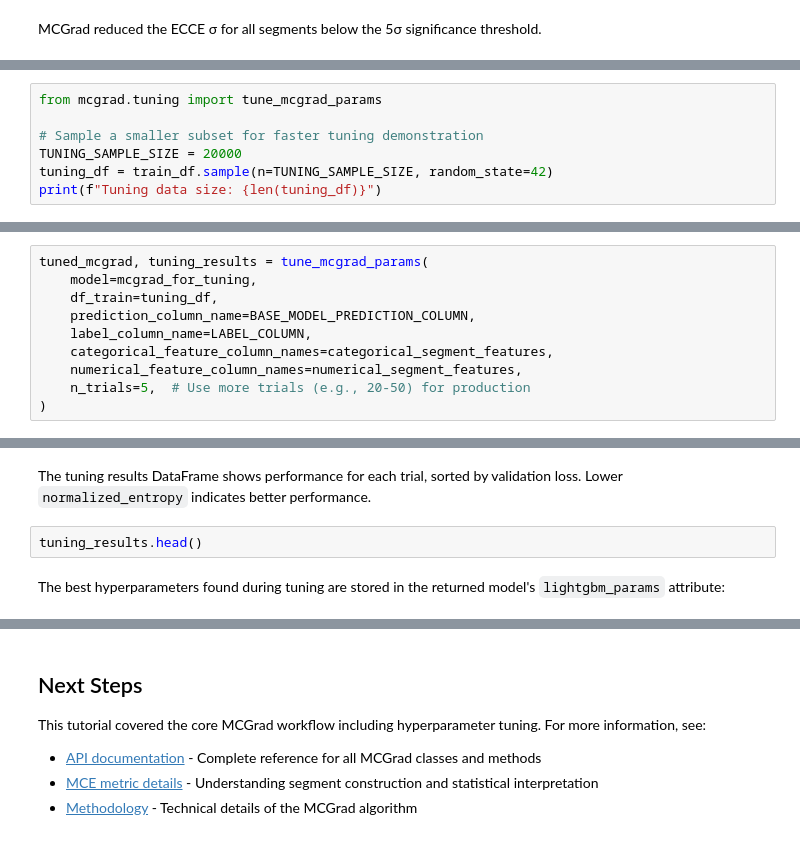
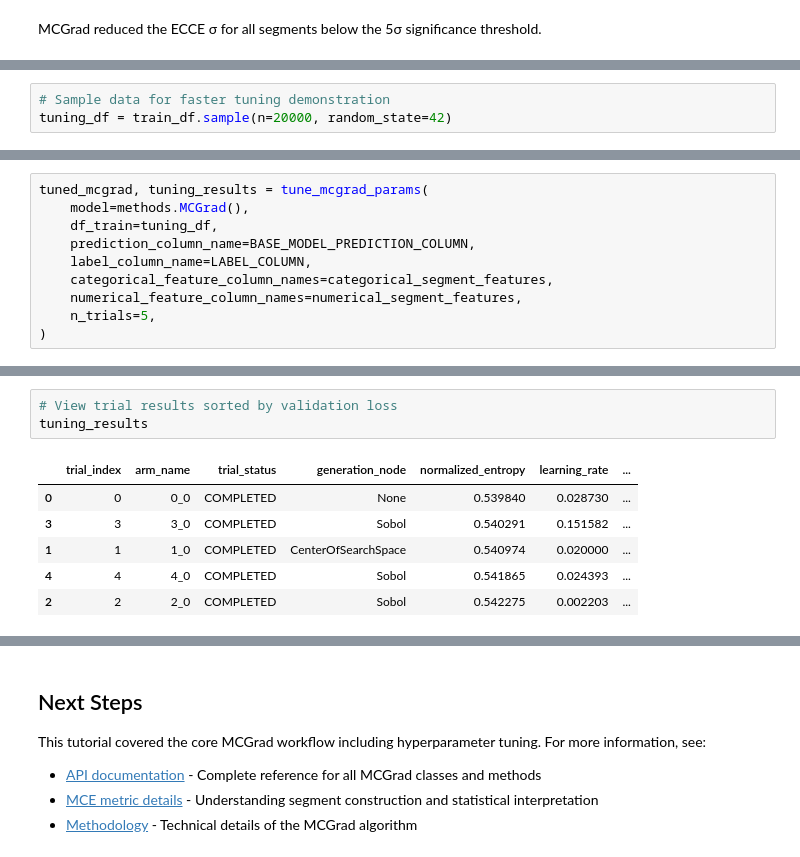
Before and after one commit to facebookincubator/MCGrad, a Jupyter notebook: tutorials/01_mcgrad_core.ipynb, the cells around one changed output, grey strips where cells are left out. Saved outputs shown, nothing was run; the diff lists cells and outputs as text.

Commit message:
add tuning section

```diff
--- a/tutorials/01_mcgrad_core.ipynb
+++ b/tutorials/01_mcgrad_core.ipynb
@@ -518,7 +546,3 @@ For this demonstration, we use a smaller data sample to keep runtime short.
 # %%
-from mcgrad.tuning import tune_mcgrad_params
-
-# Sample a smaller subset for faster tuning demonstration
-TUNING_SAMPLE_SIZE = 20000
-tuning_df = train_df.sample(n=TUNING_SAMPLE_SIZE, random_state=42)
-print(f"Tuning data size: {len(tuning_df)}")
+# Sample data for faster tuning demonstration
+tuning_df = train_df.sample(n=20000, random_state=42)
@@ -535,10 +549,10 @@ The function returns the fitted model with optimal parameters and a DataFrame of
 # %%
 tuned_mcgrad, tuning_results = tune_mcgrad_params(
-    model=mcgrad_for_tuning,
+    model=methods.MCGrad(),
     df_train=tuning_df,
     prediction_column_name=BASE_MODEL_PREDICTION_COLUMN,
     label_column_name=LABEL_COLUMN,
     categorical_feature_column_names=categorical_segment_features,
     numerical_feature_column_names=numerical_segment_features,
-    n_trials=5,  # Use more trials (e.g., 20-50) for production
+    n_trials=5,
 )
@@ -545,7 +577,11 @@ tuned_mcgrad, tuning_results = tune_mcgrad_params(
-# %% [markdown]
-The tuning results DataFrame shows performance for each trial, sorted by validation loss. Lower `normalized_entropy` indicates better performance.
-# %%
-tuning_results.head()
-# %% [markdown]
-The best hyperparameters found during tuning are stored in the returned model's `lightgbm_params` attribute:
+# %%
+# View trial results sorted by validation loss
+tuning_results
+# %% [output]
+|  | trial_index | arm_name | trial_status | generation_node | normalized_entropy | learning_rate | ... |
+| 0 | 0 | 0_0 | COMPLETED | None | 0.539840 | 0.028730 | ... |
+| 3 | 3 | 3_0 | COMPLETED | Sobol | 0.540291 | 0.151582 | ... |
+| 1 | 1 | 1_0 | COMPLETED | CenterOfSearchSpace | 0.540974 | 0.020000 | ... |
+| 4 | 4 | 4_0 | COMPLETED | Sobol | 0.541865 | 0.024393 | ... |
+| 2 | 2 | 2_0 | COMPLETED | Sobol | 0.542275 | 0.002203 | ... |
 # %%
```
Also changed, not shown: parts of 16 cells of this notebook.
